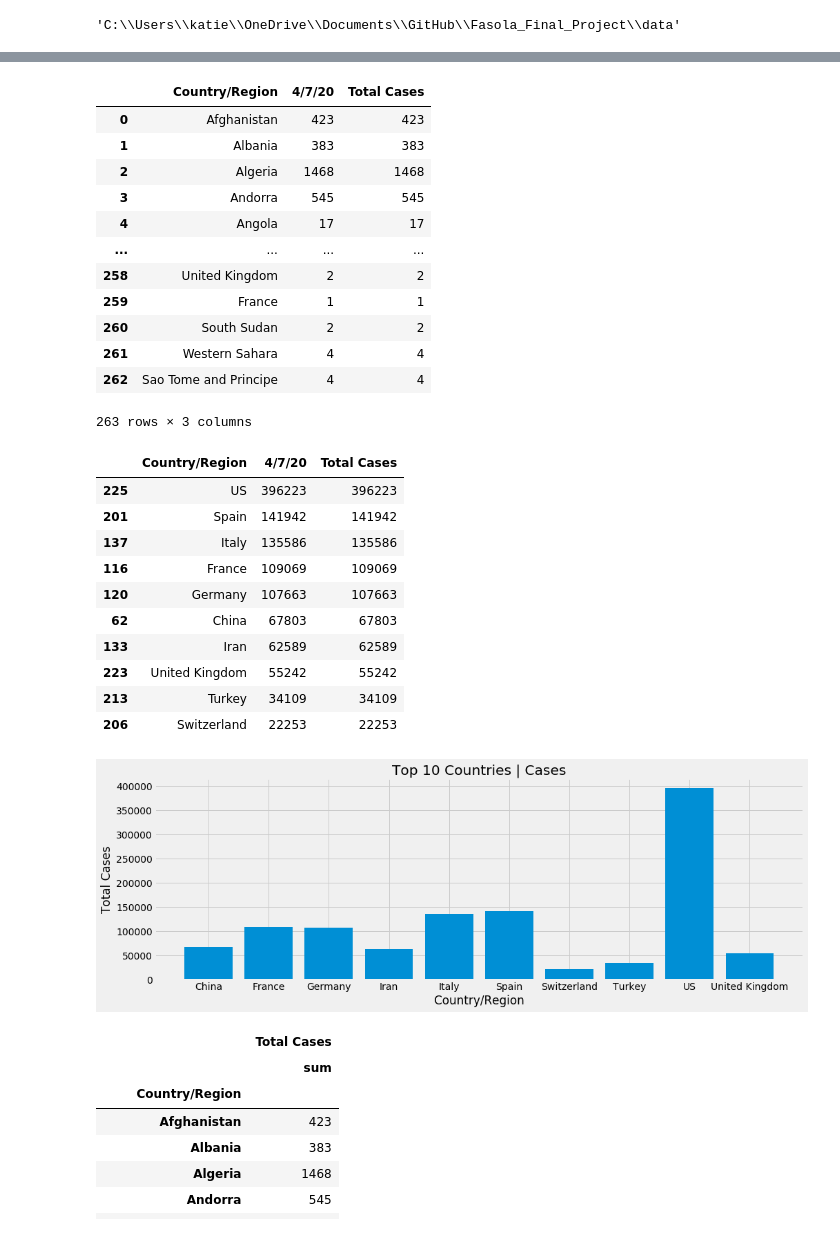
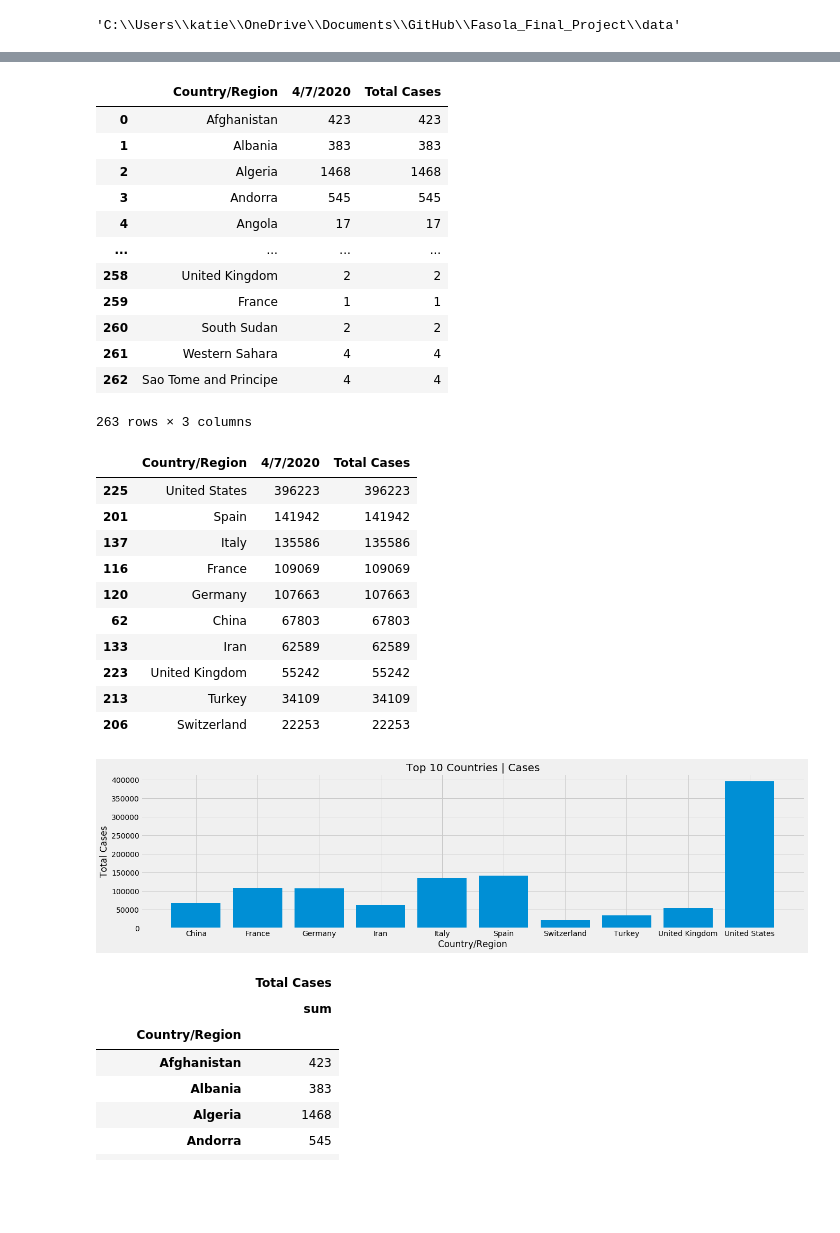
Before and after one commit to kfasola/Fasola_Final_Project, a Jupyter notebook: Fasola - Final Project.ipynb, the cells around one changed output, grey strips where cells are left out. Drawn from its saved outputs; the diff is of its cells as text; code cells hidden in the pictures; blank space fills up the shorter version.

```diff
--- a/Fasola - Final Project.ipynb
+++ b/Fasola - Final Project.ipynb
@@ -26,10 +52,10 @@ os.getcwd()
 # %%
 globalcases_covid = pd.read_csv('time_series_covid19_confirmed_global.csv')
-globalcases_covid.drop(globalcases_covid.columns.difference(['Country/Region', '4/7/20']), axis=1, inplace=True)
+globalcases_covid.drop(globalcases_covid.columns.difference(['Country/Region', '4/7/2020']), axis=1, inplace=True)
 globalcases_covid['Total Cases'] = globalcases_covid.sum(1)
 globalcases_covid
 # %% [output]
-|  | Country/Region | 4/7/20 | Total Cases |
+|  | Country/Region | 4/7/2020 | Total Cases |
 | 0 | Afghanistan | 423 | 423 |
 | 1 | Albania | 383 | 383 |
 | 2 | Algeria | 1468 | 1468 |
@@ -46,8 +72,8 @@ globalcases_covid
 global_top10_cases = globalcases_covid.sort_values('Total Cases', ascending=False).head(10)
 global_top10_cases
 # %% [output]
-|  | Country/Region | 4/7/20 | Total Cases |
-| 225 | US | 396223 | 396223 |
+|  | Country/Region | 4/7/2020 | Total Cases |
+| 225 | United States | 396223 | 396223 |
 | 201 | Spain | 141942 | 141942 |
 | 137 | Italy | 135586 | 135586 |
 | 116 | France | 109069 | 109069 |
@@ -60,13 +86,13 @@ global_top10_cases
 # %%
 plt.style.use('fivethirtyeight')
 # %%
-fig, ax = plt.subplots(figsize=(15,5))
+fig, ax = plt.subplots(figsize=(20,5))
 plt.bar('Country/Region','Total Cases', data=global_top10_cases.groupby('Country/Region', as_index=False).sum())
 plt.title('Top 10 Countries | Cases')
 plt.xlabel('Country/Region')
 plt.ylabel('Total Cases');
 # %% [output]
-[figure, old version]
+[figure, new version]
 # %%
 globalcases_covid_final = globalcases_covid.groupby('Country/Region').agg( {'Total Cases': ['sum']} )
 globalcases_covid_final
```
Also changed, not shown: parts of 82 cells of this notebook, 8 other files.
